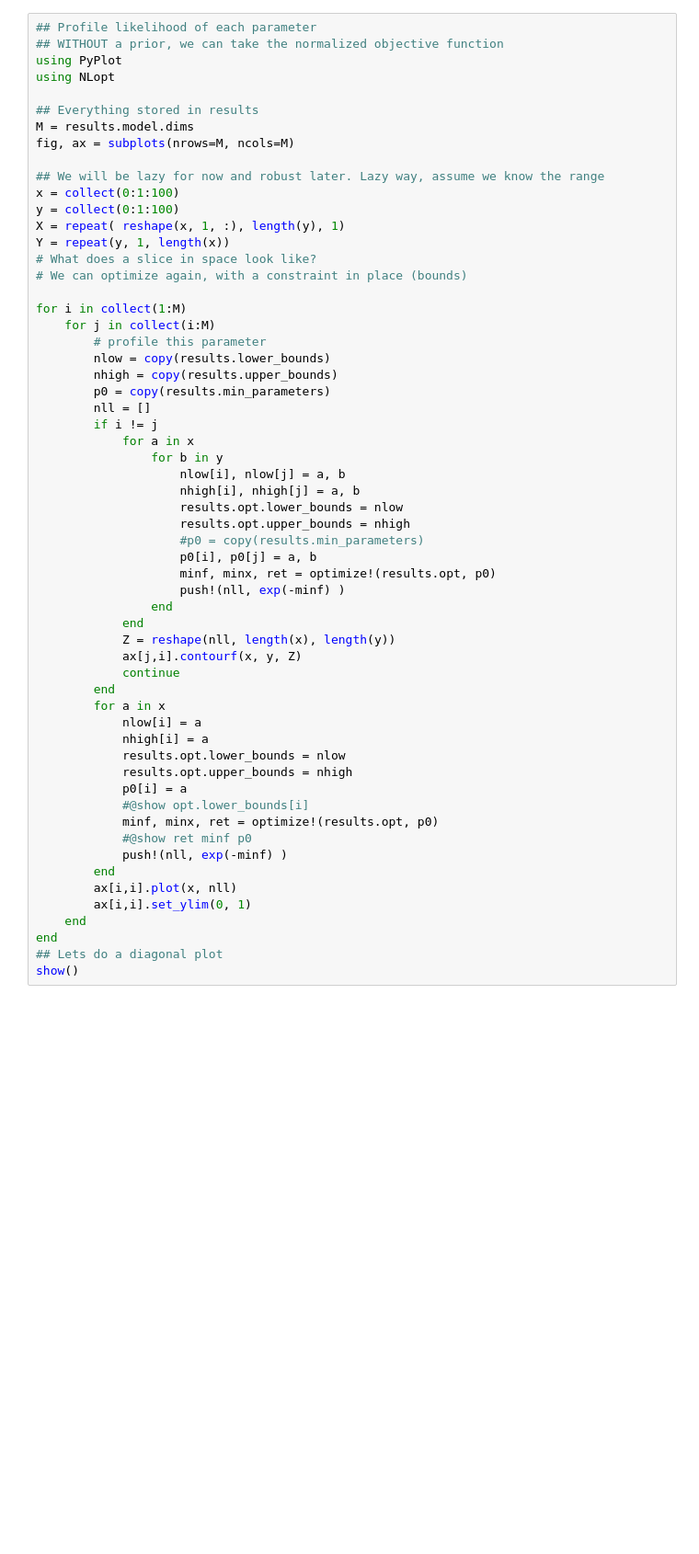
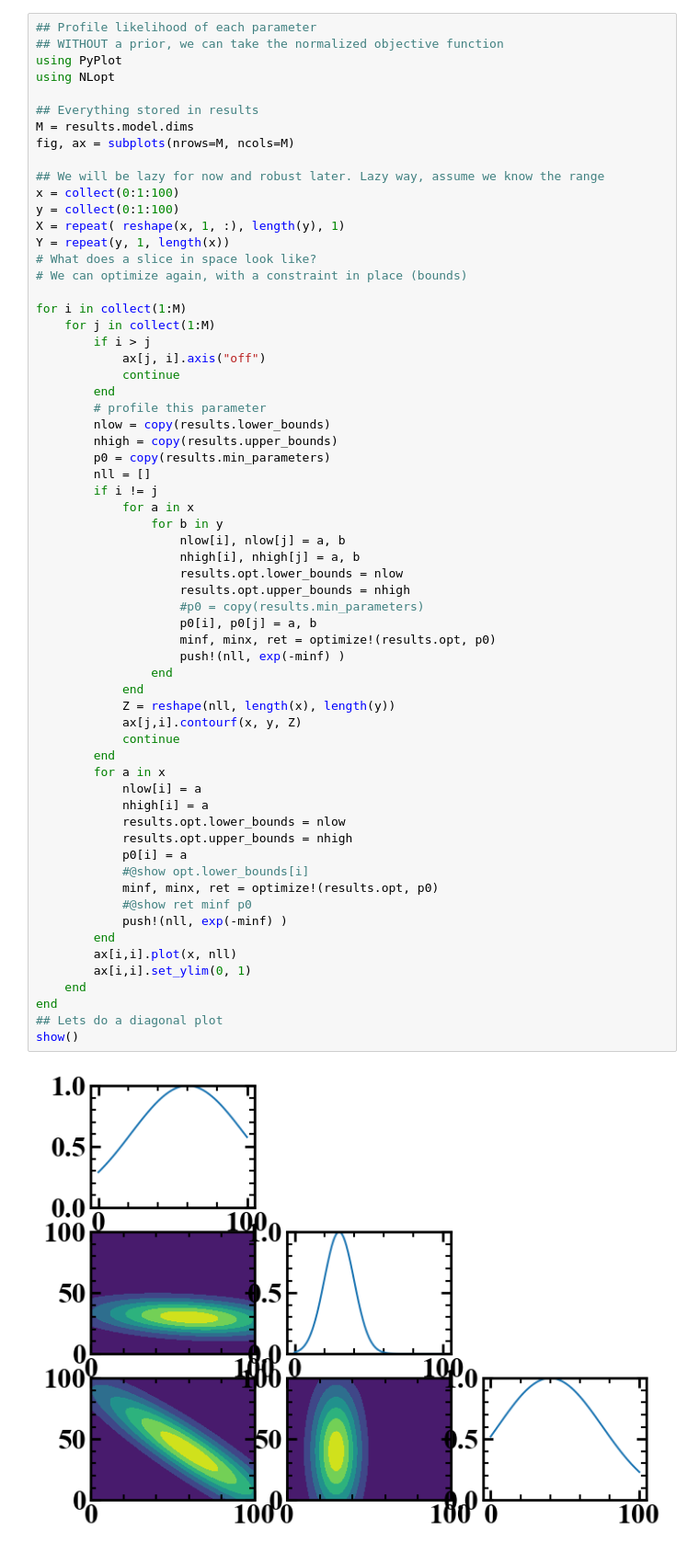
Before and after one commit to MorganAskins/watchfish, a Jupyter notebook: protofish.ipynb, the cells around one changed output. Shown at 92% size. Drawn from its saved outputs; the diff is of its cells as text; blank space fills up the shorter version.

```diff
--- a/protofish.ipynb
+++ b/protofish.ipynb
@@ -152,7 +151,11 @@ Y = repeat(y, 1, length(x))
 # We can optimize again, with a constraint in place (bounds)
 
 for i in collect(1:M)
-    for j in collect(i:M)
+    for j in collect(1:M)
+        if i > j
+            ax[j, i].axis("off")
+            continue
+        end
         # profile this parameter
         nlow = copy(results.lower_bounds)
         nhigh = copy(results.upper_bounds)
@@ -165,30 +168,32 @@ for i in collect(1:M)
                     nhigh[i], nhigh[j] = a, b
                     results.opt.lower_bounds = nlow
                     results.opt.upper_bounds = nhigh
                     #p0 = copy(results.min_parameters)
                     p0[i], p0[j] = a, b
                     minf, minx, ret = optimize!(results.opt, p0)
                     push!(nll, exp(-minf) )
                 end
             end
             Z = reshape(nll, length(x), length(y))
             ax[j,i].contourf(x, y, Z)
             continue
         end
         for a in x
             nlow[i] = a
             nhigh[i] = a
             results.opt.lower_bounds = nlow
             results.opt.upper_bounds = nhigh
             p0[i] = a
             #@show opt.lower_bounds[i]
             minf, minx, ret = optimize!(results.opt, p0)
             #@show ret minf p0
             push!(nll, exp(-minf) )
         end
         ax[i,i].plot(x, nll)
         ax[i,i].set_ylim(0, 1)
     end
 end
 ## Lets do a diagonal plot
 show()
+# %% [output]
+[figure, added]
```
Also changed, not shown: parts of 17 cells of this notebook, 2 other files.
